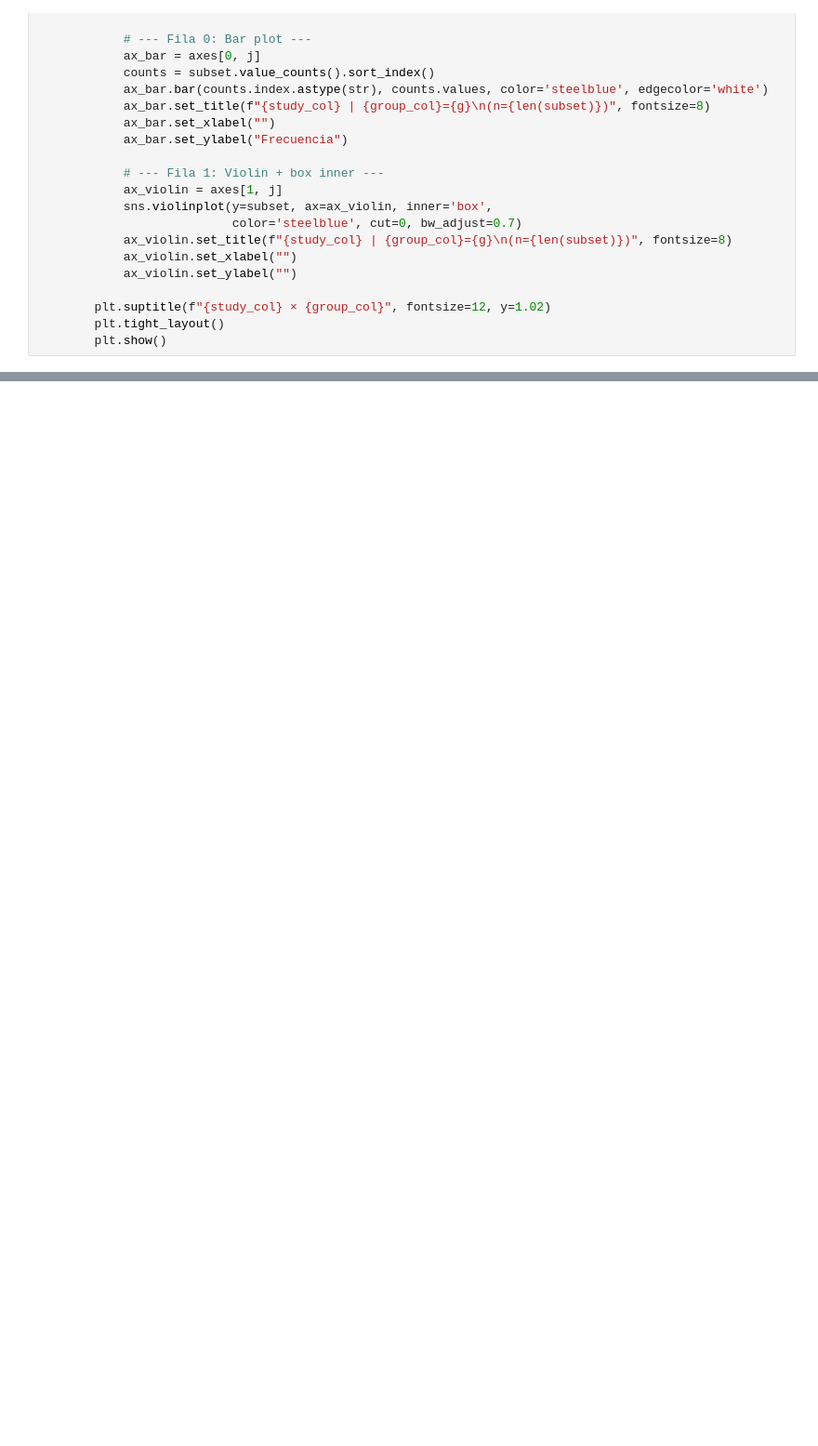
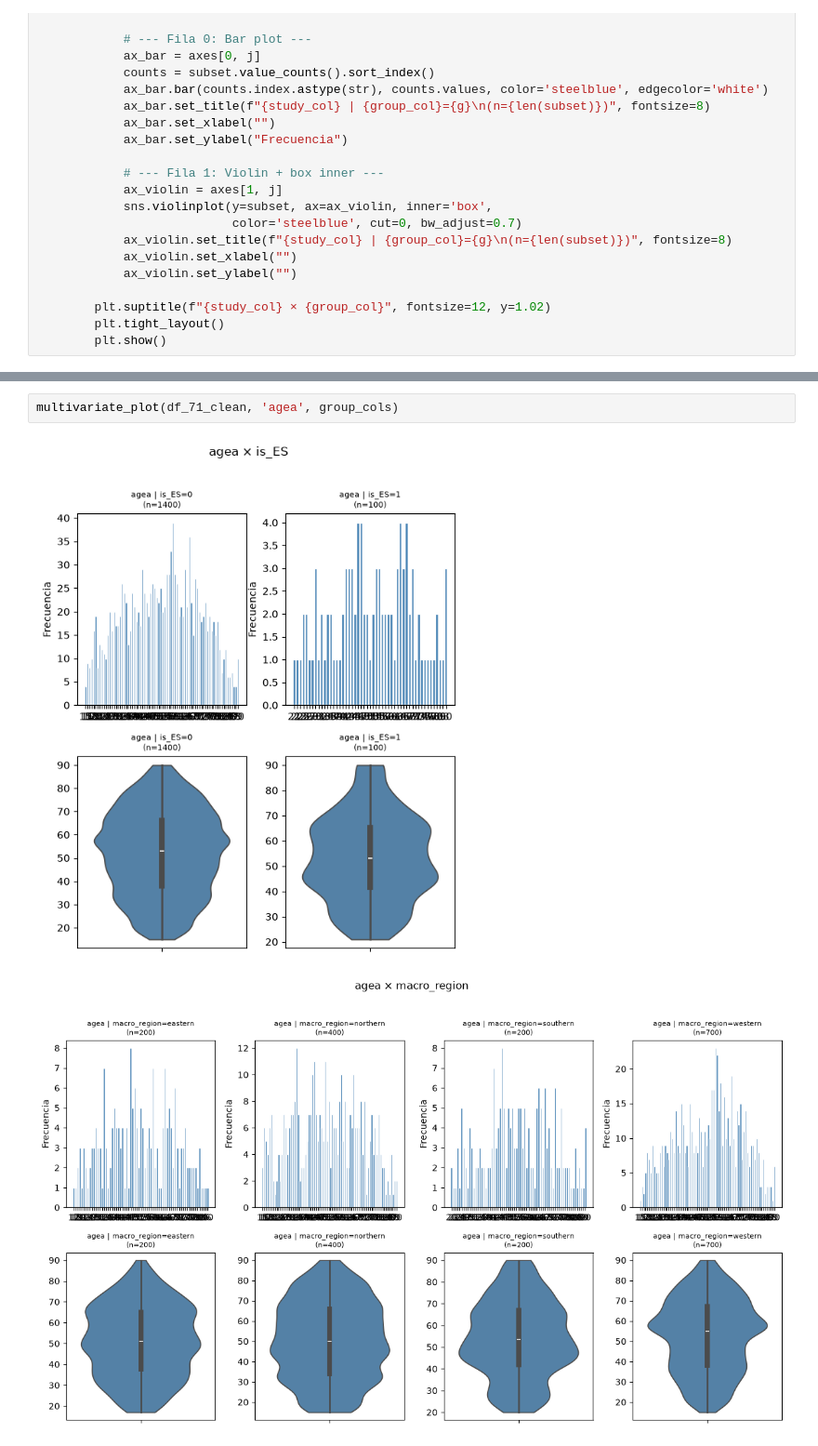
Before and after one commit to JosBerGon34/DataScienceCourse, a Jupyter notebook: notebooks/Ex7.1.ipynb, the cells around one changed output, grey strips where cells are left out. Shown at 93% size. Cells and saved outputs as stored; diff of their text form; blank space fills up the shorter version.

```diff
--- a/notebooks/Ex7.1.ipynb
+++ b/notebooks/Ex7.1.ipynb
@@ -861,0 +868,5 @@ multivariate_plot(df_71_clean, study_col, group_cols)up_cols)
+# %%
+multivariate_plot(df_71_clean, 'agea', group_cols)
+# %% [output]
+[figure, added]
+[figure, added]
```
Also changed, not shown: parts of 8 cells of this notebook.
